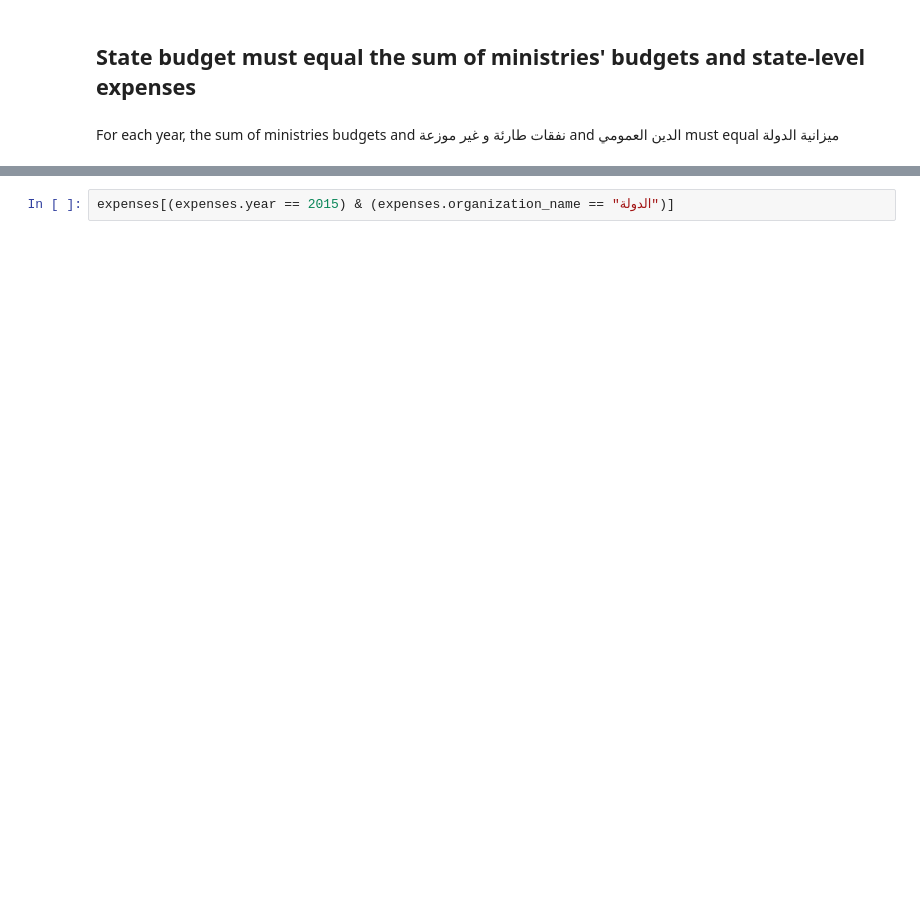
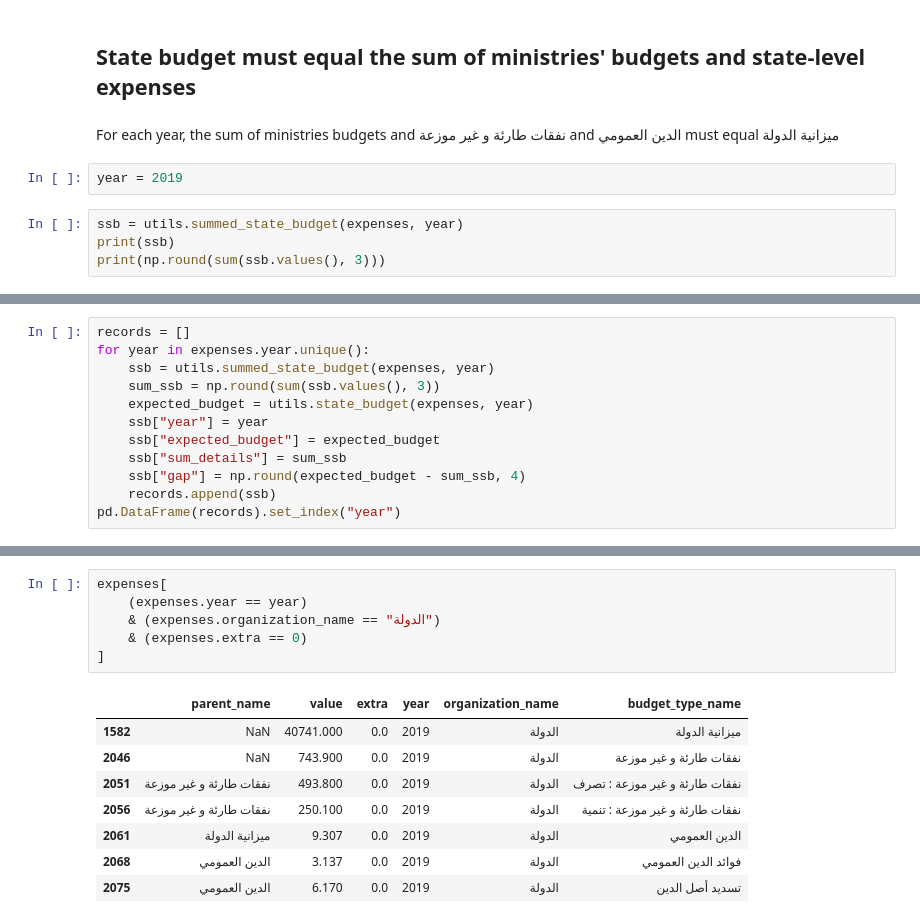
Before and after one commit to iyedg/boost_validation, a Jupyter notebook: saisie_validation.ipynb, the cells around one changed output, grey strips where cells are left out. Saved outputs shown, nothing was run; the diff lists cells and outputs as text; blank space fills up the shorter version.

```diff
--- a/saisie_validation.ipynb
+++ b/saisie_validation.ipynb
@@ -78,3 +96,9 @@ for year in expenses.year.unique():
 ## State budget must equal the sum of ministries' budgets and state-level expenses
 # %% [markdown]
 For each year, the sum of ministries budgets and نفقات طارئة و غير موزعة and الدين العمومي must equal ميزانية الدولة
+# %%
+year = 2019
+# %%
+ssb = utils.summed_state_budget(expenses, year)
+print(ssb)
+print(np.round(sum(ssb.values(), 3)))
@@ -84,0 +112,12 @@ utils.state_budget(expenses, 2019)
+# %%
+records = []
+for year in expenses.year.unique():
+    ssb = utils.summed_state_budget(expenses, year)
+    sum_ssb = np.round(sum(ssb.values(), 3))
+    expected_budget = utils.state_budget(expenses, year)
+    ssb["year"] = year
+    ssb["expected_budget"] = expected_budget
+    ssb["sum_details"] = sum_ssb
+    ssb["gap"] = np.round(expected_budget - sum_ssb, 4)
+    records.append(ssb)
+pd.DataFrame(records).set_index("year")
@@ -85,4 +132,17 @@ utils.state_budget(expenses, 2019)
 # %%
-expenses[(expenses.year == 2015) & (expenses.organization_name == "الدولة")]
+expenses[
+    (expenses.year == year)
+    & (expenses.organization_name == "الدولة")
+    & (expenses.extra == 0)
+]
+# %% [output]
+|  | parent_name | value | extra | year | organization_name | budget_type_name |
+| 1582 | NaN | 40741.000 | 0.0 | 2019 | الدولة | ميزانية الدولة |
+| 2046 | NaN | 743.900 | 0.0 | 2019 | الدولة | نفقات طارئة و غير موزعة |
+| 2051 | نفقات طارئة و غير موزعة | 493.800 | 0.0 | 2019 | الدولة | نفقات طارئة و غير موزعة : تصرف |
+| 2056 | نفقات طارئة و غير موزعة | 250.100 | 0.0 | 2019 | الدولة | نفقات طارئة و غير موزعة : تنمية |
+| 2061 | ميزانية الدولة | 9.307 | 0.0 | 2019 | الدولة | الدين العمومي |
+| 2068 | الدين العمومي | 3.137 | 0.0 | 2019 | الدولة | فوائد الدين العمومي |
+| 2075 | الدين العمومي | 6.170 | 0.0 | 2019 | الدولة | تسديد أصل الدين |
 # %%
 gap = utils.budget_gap(expenses)
```
Also changed, not shown: parts of 24 cells of this notebook.
